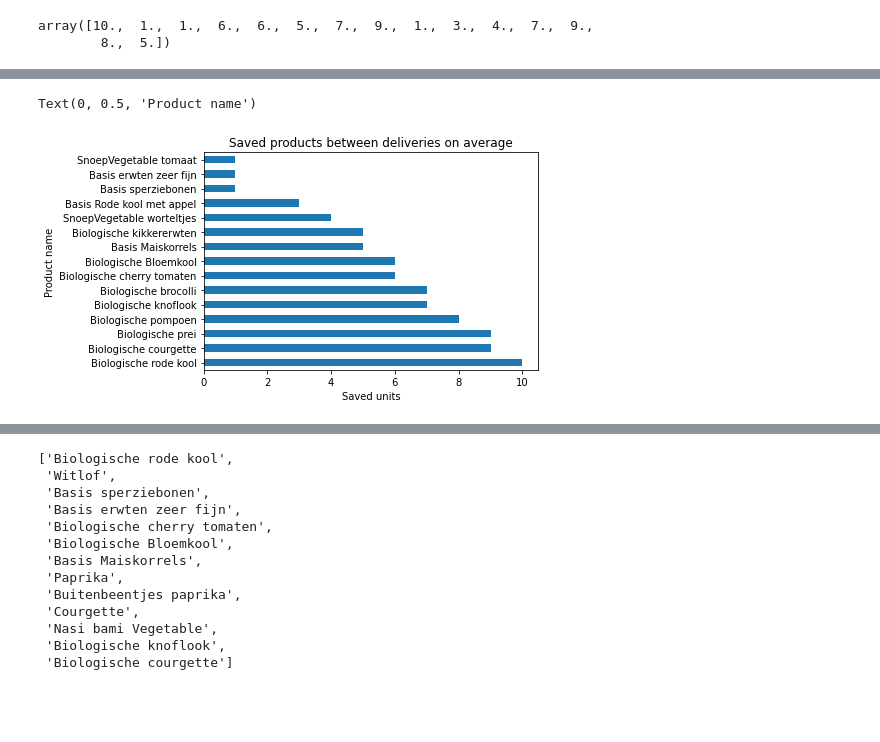
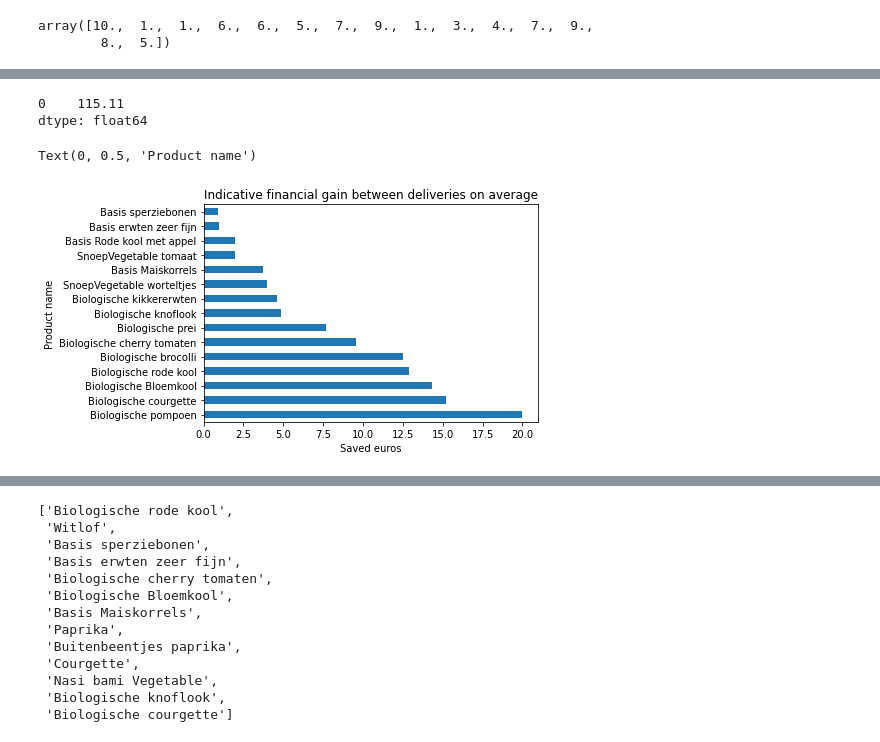
Before and after one commit to JiapengFan/JBG050-group-4, a Jupyter notebook: final_model_random_forest.ipynb, the cells around one changed output, grey strips where cells are left out. Cells and saved outputs as stored; diff of their text form; code cells hidden in the pictures; blank space fills up the shorter version.

```diff
--- a/final_model_random_forest.ipynb
+++ b/final_model_random_forest.ipynb
@@ -147,0 +138,2 @@ array(['Biologische rode kool', 'Basis sperziebonen',
+# %%
+waste_useful_vegetables = np.around(waste.mean().reindex(useful_products)).tolist()
@@ -217,3 +216,5 @@ saved = waste_vegatables - useful_rmse
+# %%
+saved = np.array(waste_useful_vegetables) - np.array(useful_rmse)
 # %%
 saved
 # %% [output]
@@ -237,0 +257,2 @@ useful_products
+# %%
+series_cost_data = data_products[data_products['category'] == 'vegetable'].set_index('description')['std_sales_price'].reindex(useful_products)
@@ -238,11 +279,17 @@ useful_products
 # %%
-saved_df = pd.DataFrame(saved * waste.shape[0], useful_products)
+saved_df = pd.DataFrame(saved, useful_products)
+saved_df = saved_df.multiply(series_cost_data, axis=0)
 saved_df = saved_df.sort_values(by = [0], ascending=False)
+# %%
+saved_df.sum()
+# %% [output]
+0    115.11
+dtype: float64
 # %%
 saved_df.plot(kind="barh", legend=None)
-plt.title("Saved products between deliveries on average")
-plt.xlabel("Saved units")
+plt.title("Indicative financial gain between deliveries on average")
+plt.xlabel("Saved euros")
 plt.ylabel("Product name")
 # %% [output]
 Text(0, 0.5, 'Product name')
-[figure, old version]
+[figure, new version]
```
Also changed, not shown: parts of 19 cells of this notebook.
